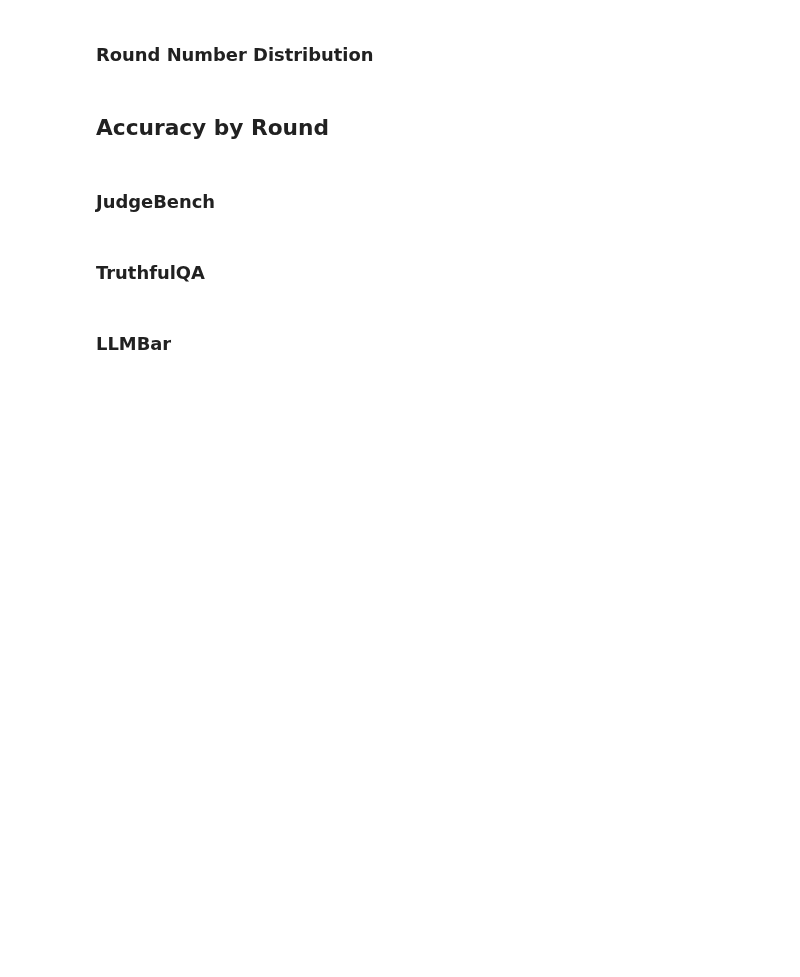
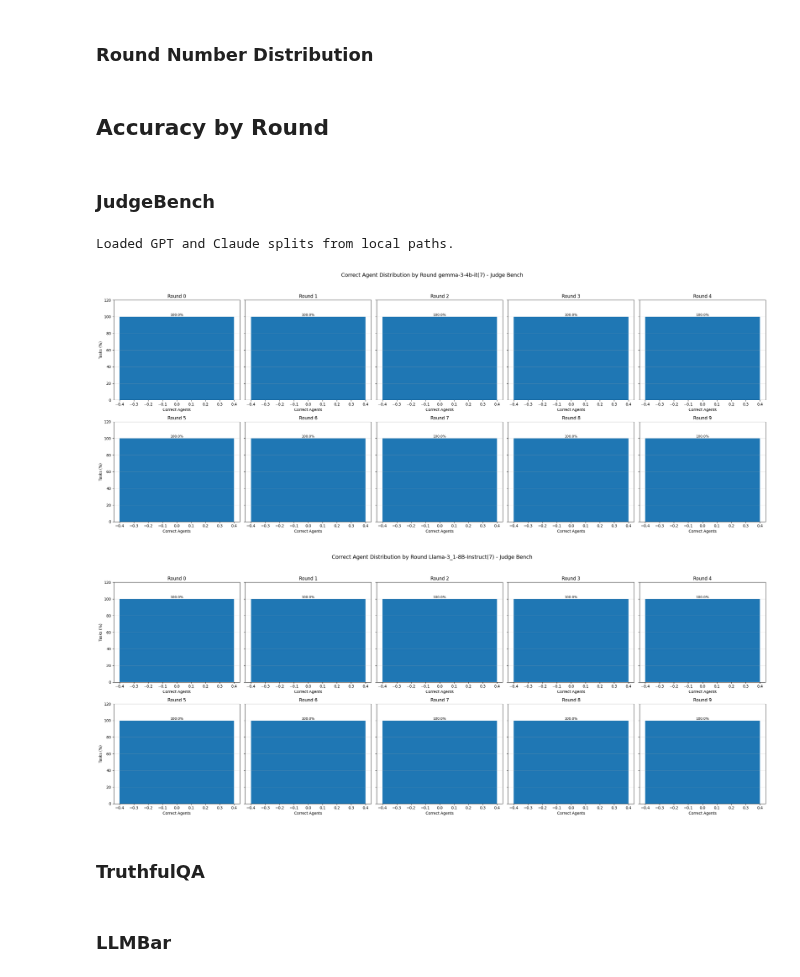
Before and after one commit to tyrionhuu/Multi-LLM-Debate, a Jupyter notebook: notebooks/correct_rate.ipynb, the cells around one changed output. Cells and saved outputs as stored; diff of their text form; code cells hidden in the pictures; blank space fills up the shorter version.

```diff
--- a/notebooks/correct_rate.ipynb
+++ b/notebooks/correct_rate.ipynb
@@ -76,70 +76,47 @@ if __name__ == "__main__":
     logger = logging.getLogger(__name__)
     logger.setLevel(logging.ERROR)
 
-    df = load_judge_bench_dataset(dataset_path="../datasets/JudgeBench")
-    os.makedirs("../output/judge_bench", exist_ok=True)
-    df_path = Path("../output/judge_bench/processed_data.csv")
-    df.to_csv(df_path, index=False)
+    df = load_judge_bench_dataset()
     OUTPUT_DIR = Path("../output/visualizations/judge_bench")
     task_name = "Judge Bench"
 
     correct_rate_main(
-        data_path=df_path,
-        model_dir=Path("../data/judge_bench/Llama-3_2-3B-Instruct(11)"),
+        data_path=df,
+        model_dir=Path("../data/judge_bench/gemma-3-4b-it(7)"),
         output_dir=OUTPUT_DIR,
         max_rounds=10,
         show_plots=True,  # Set to True if you want to see the plot window
         extract_func=extract_caption_a_b_answer,
         compare_func=compare_judge_bench_response,
-        model_config="Llama-3_2-3B-Instruct(11)",
+        model_config="gemma-3-4b-it(7)",
         task_name=task_name,
     )
     correct_rate_main(
-        data_path=df_path,
-        model_dir=Path("../data/judge_bench/Qwen2_5-3B-Instruct(11)"),
+        data_path=df,
+        model_dir=Path("../data/judge_bench/Llama-3_1-8B-Instruct(7)"),
         output_dir=OUTPUT_DIR,
         max_rounds=10,
         show_plots=True,  # Set to True if you want to see the plot window
         extract_func=extract_caption_a_b_answer,
         compare_func=compare_judge_bench_response,
-        model_config="Qwen2_5-3B-Instruct(11)",
+        model_config="Llama-3_1-8B-Instruct(7)",
         task_name=task_name,
     )
     correct_rate_main(
-        data_path=df_path,
-        model_dir=Path("../data/judge_bench/Llama-3_1-8B-Instruct(11)"),
+        data_path=df,
+        model_dir=Path("../data/judge_bench/Qwen2_5-7B-Instruct(7)"),
         output_dir=OUTPUT_DIR,
         max_rounds=10,
         show_plots=True,  # Set to True if you want to see the plot window
         extract_func=extract_caption_a_b_answer,
         compare_func=compare_judge_bench_response,
-        model_config="Llama-3_1-8B-Instruct(11)",
+        model_config="Qwen2_5-7B-Instruct(7)",
         task_name=task_name,
     )
-    correct_rate_main(
-        data_path=df_path,
-        model_dir=Path("../data/judge_bench/Qwen2_5-7B-Instruct(11)"),
-        output_dir=OUTPUT_DIR,
-        max_rounds=10,
-        show_plots=True,  # Set to True if you want to see the plot window
-        extract_func=extract_caption_a_b_answer,
-        compare_func=compare_judge_bench_response,
-        model_config="Qwen2_5-7B-Instruct(11)",
-        task_name=task_name,
-    )
-    correct_rate_main(
-        data_path=df_path,
-        model_dir=Path(
-            "../data/judge_bench/Llama-3_1-8B-Instruct(6)+Qwen2_5-7B-Instruct(5)"
-        ),
-        output_dir=OUTPUT_DIR,
-        max_rounds=10,
-        show_plots=True,  # Set to True if you want to see the plot window
-        extract_func=extract_caption_a_b_answer,
-        compare_func=compare_judge_bench_response,
-        model_config="Llama-3_1-8B-Instruct(6)+Qwen2_5-7B-Instruct(5)",
-        task_name=task_name,
-    )
+# %% [output]
+Loaded GPT and Claude splits from local paths.
+[figure, added]
+[figure, added]
 # %% [markdown]
 ### TruthfulQA
 # %%
```
Also changed, not shown: 1 other file.
